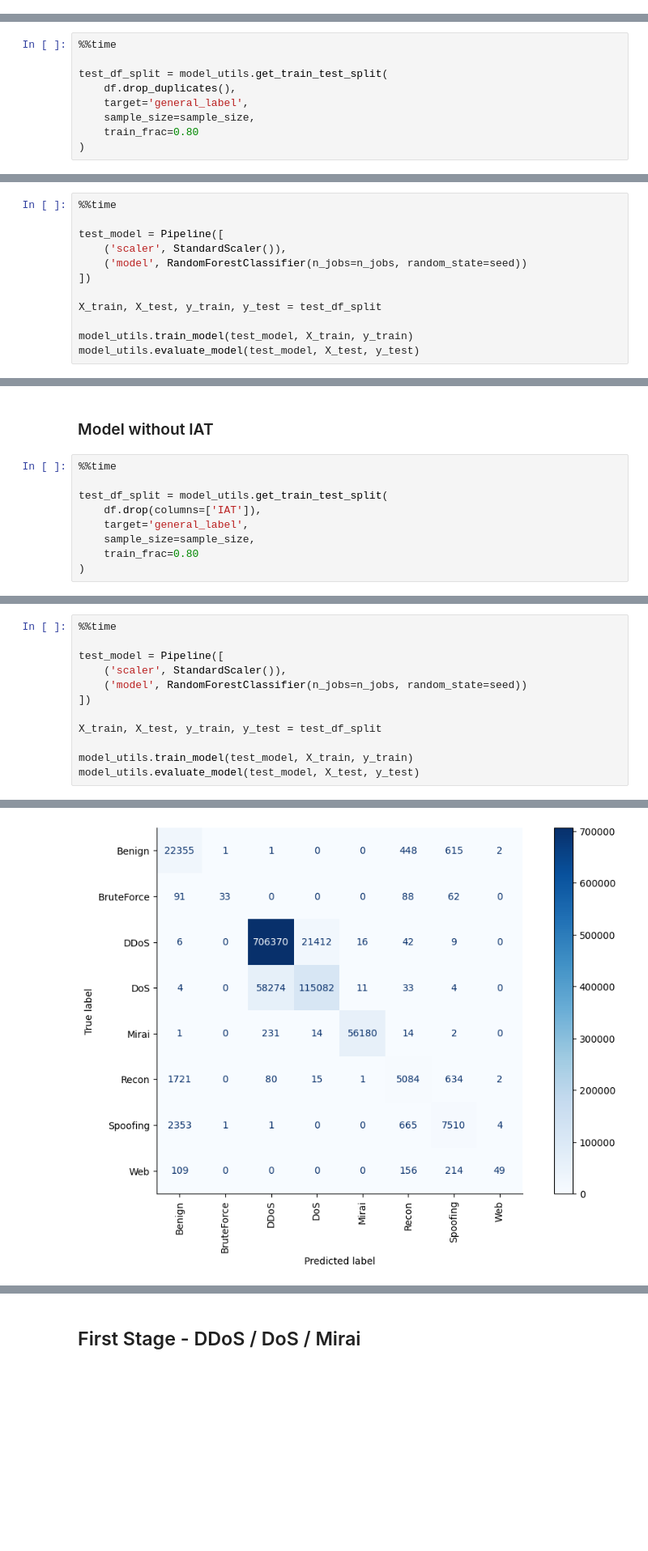
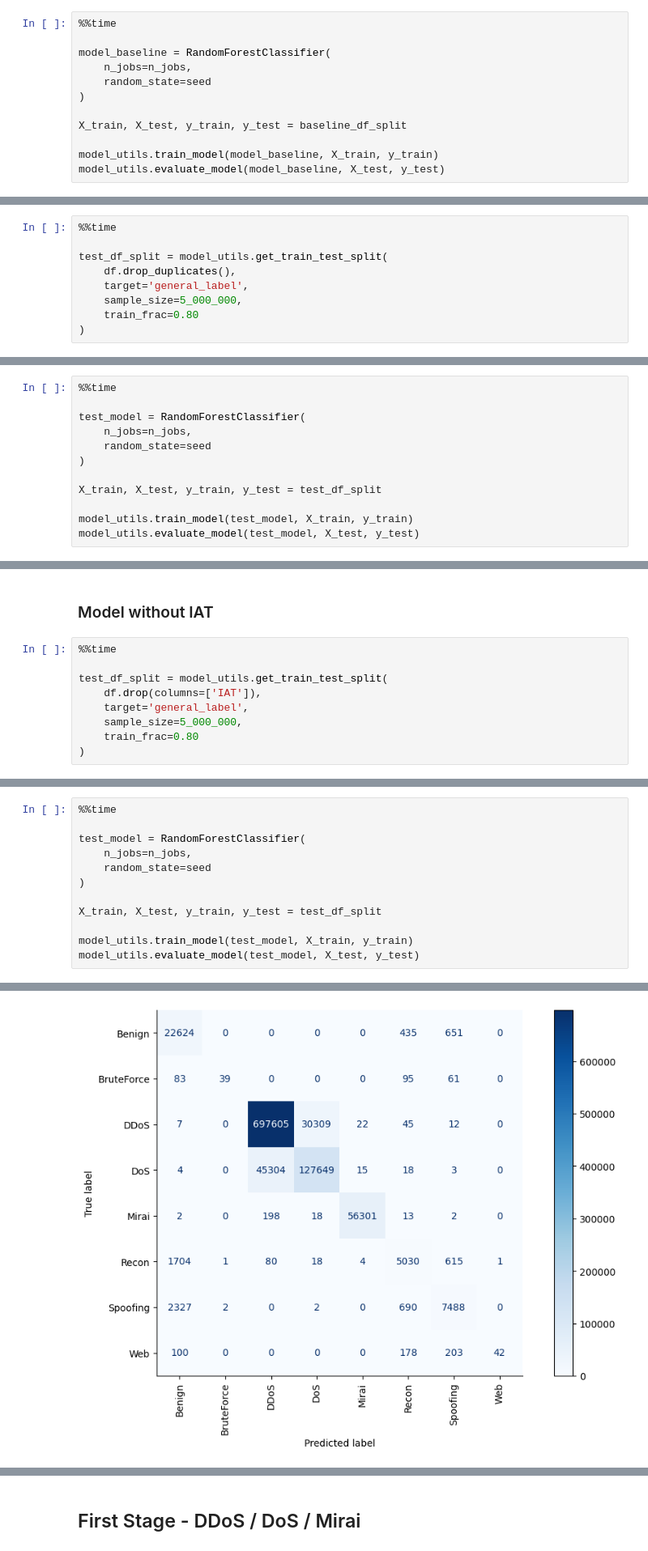
Before and after one commit to inaciobr/Multi-Stage-IoT-Intrusion-Detection, a Jupyter notebook: notebooks/3 - Models.ipynb, the cells around one changed output, grey strips where cells are left out. Shown at 81% size. Cells and saved outputs as stored; diff of their text form; blank space fills up the shorter version.

```diff
--- a/notebooks/3 - Models.ipynb
+++ b/notebooks/3 - Models.ipynb
@@ -166,0 +183,12 @@ Wall time: 2min 24s
+# %%
+%%time
+
+model_baseline = RandomForestClassifier(
+    n_jobs=n_jobs,
+    random_state=seed
+)
+
+X_train, X_test, y_train, y_test = baseline_df_split
+
+model_utils.train_model(model_baseline, X_train, y_train)
+model_utils.evaluate_model(model_baseline, X_test, y_test)
@@ -172,7 +221,7 @@ Wall time: 2min 24s
 test_df_split = model_utils.get_train_test_split(
     df.drop_duplicates(),
     target='general_label',
-    sample_size=sample_size,
+    sample_size=5_000_000,
     train_frac=0.80
 )
 # %% [output]
@@ -183,10 +232,10 @@ Wall time: 5min 12s
 # %%
 %%time
 
-test_model = Pipeline([
-    ('scaler', StandardScaler()),
-    ('model', RandomForestClassifier(n_jobs=n_jobs, random_state=seed))
-])
+test_model = RandomForestClassifier(
+    n_jobs=n_jobs,
+    random_state=seed
+)
 
 X_train, X_test, y_train, y_test = test_df_split
 
@@ -221,7 +270,7 @@ Wall time: 2min 51s
 test_df_split = model_utils.get_train_test_split(
     df.drop(columns=['IAT']),
     target='general_label',
-    sample_size=sample_size,
+    sample_size=5_000_000,
     train_frac=0.80
 )
 # %% [output]
@@ -232,10 +281,10 @@ Wall time: 22.2 s
 # %%
 %%time
 
-test_model = Pipeline([
-    ('scaler', StandardScaler()),
-    ('model', RandomForestClassifier(n_jobs=n_jobs, random_state=seed))
-])
+test_model = RandomForestClassifier(
+    n_jobs=n_jobs,
+    random_state=seed
+)
 
 X_train, X_test, y_train, y_test = test_df_split
 
@@ -264,2 +313,2 @@ Wall time: 3min 10s
-[figure, old version]
+[figure, new version]
 # %% [markdown]
```
Also changed, not shown: parts of 36 cells of this notebook, 4 other files.
